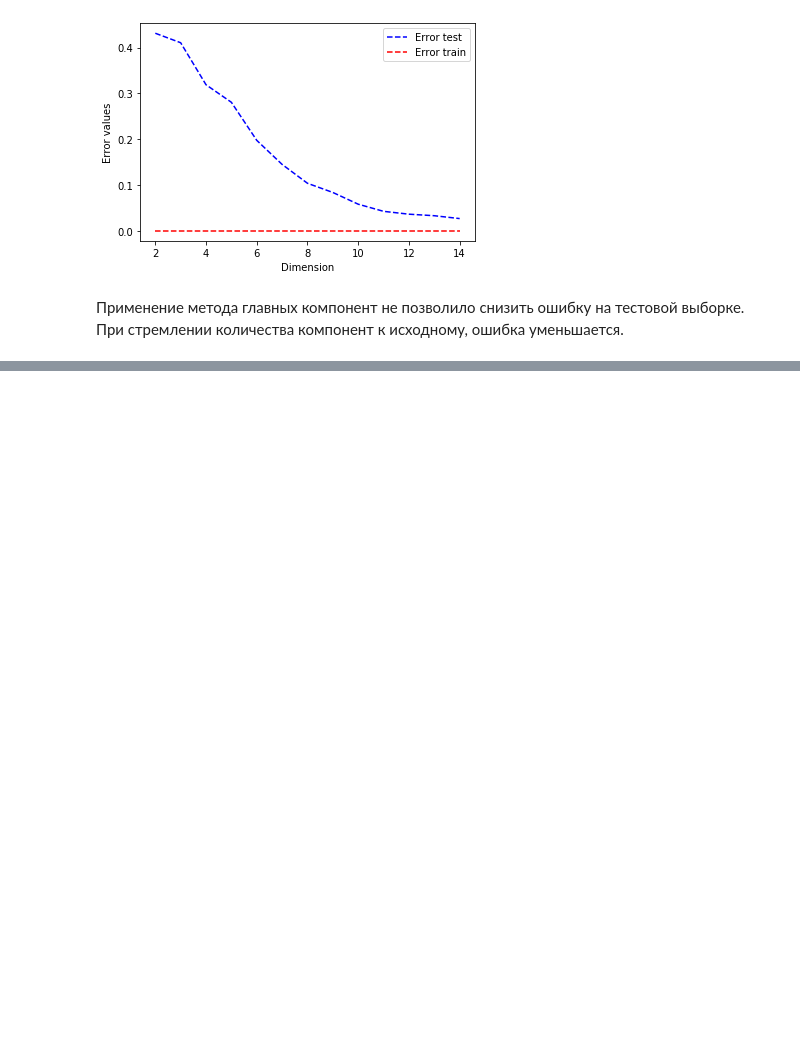
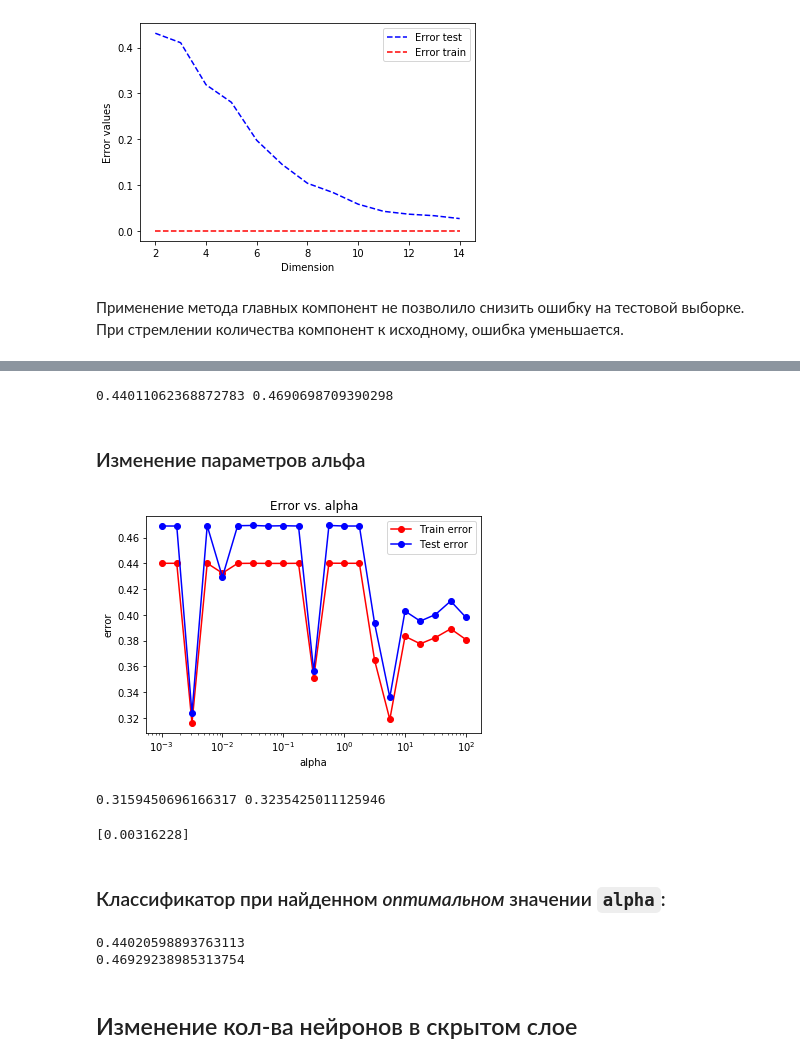
Before and after one commit to solovyyevnikita/-Machine-learning, a Jupyter notebook: homework_10.10.ipynb, the cells around one changed output, grey strips where cells are left out. Cells and saved outputs as stored; diff of their text form; code cells hidden in the pictures; blank space fills up the shorter version.

```diff
--- a/homework_10.10.ipynb
+++ b/homework_10.10.ipynb
@@ -604,0 +609,5 @@ pass
+# %%
+from sklearn.neural_network import MLPClassifier
+mlp_model = MLPClassifier(hidden_layer_sizes = (100,1), solver = 'lbfgs',
+                          activation = 'logistic')
+mlp_model.fit(X_train, y_train)
@@ -604,0 +629,5 @@ pass
+# %%
+from sklearn.neural_network import MLPClassifier
+mlp_model = MLPClassifier(hidden_layer_sizes = (100,2), solver = 'lbfgs',
+                          activation = 'logistic')
+mlp_model.fit(X_train, y_train)
@@ -604,0 +645,55 @@ pass
+# %%
+print(err_train, err_test)
+# %% [output]
+0.44011062368872783 0.4690698709390298
+# %% [markdown]
+### Изменение параметров альфа
+# %%
+alpha = np.logspace(-3, 2, 21)
+err_train = []
+err_test = []
+for i in alpha:
+    mlp_model = MLPClassifier(alpha = i, hidden_layer_sizes = (100,),
+                          solver='lbfgs', activation = 'logistic')
+    mlp_model.fit(X_train, y_train)
+
+    err_train.append(np.mean(mlp_model.predict(X_train) != y_train))
+    err_test.append(np.mean(mlp_model.predict(X_test) != y_test))
+# %%
+plt.semilogx(alpha, err_train, 'r-o', label = 'Train error')
+plt.semilogx(alpha, err_test,  'b-o', label = 'Test error')
+
+plt.title('Error vs. alpha')
+plt.xlabel('alpha')
+plt.ylabel('error')
+plt.legend()
+pass
+# %% [output]
+[figure, added]
+# %%
+min_train_err = np.min(err_train)
+min_test_err = np.min(err_test)
+print(min_train_err, min_test_err)
+# %% [output]
+0.3159450696166317 0.3235425011125946
+# %%
+alpha_opt = alpha[err_test == min_test_err]
+print(alpha_opt)
+# %% [output]
+[0.00316228]
+# %% [markdown]
+### Классификатор при найденном _оптимальном_ значении `alpha`:
+# %%
+model = MLPClassifier(alpha = alpha_opt, hidden_layer_sizes = (100,),
+                          solver = 'lbfgs', activation = 'logistic')
+model.fit(X_train, y_train)
+
+y_train_pred = model.predict(X_train)
+y_test_pred = model.predict(X_test)
+print(np.mean(y_train != y_train_pred))
+print(np.mean(y_test != y_test_pred))
+# %% [output]
+0.44020598893763113
+0.46929238985313754
+# %% [markdown]
+## Изменение кол-ва нейронов в скрытом слое
```
Also changed, not shown: parts of 37 cells of this notebook.
